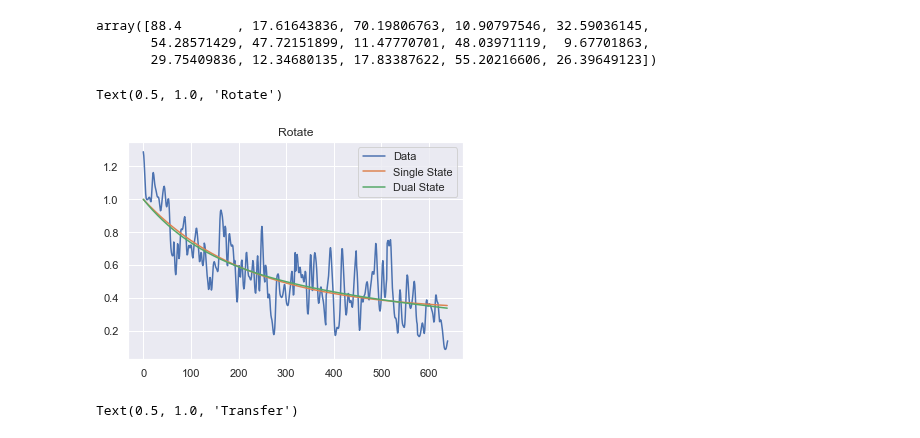
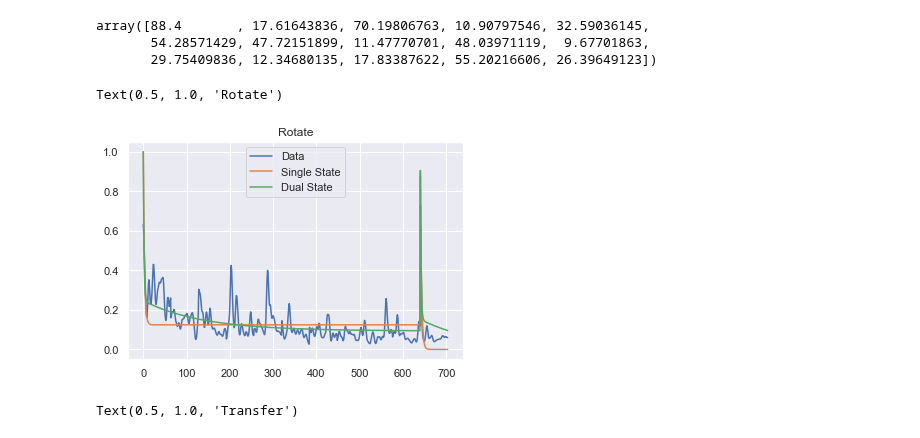
Before and after one commit to tejas-savalia/Lab-Codes, a Jupyter notebook: Psychtoolbox/Visuomotor_Adaptation_Tablet/python_scripts/model_comparisons.ipynb, the cells around one changed output. Cells and saved outputs as stored; diff of their text form; code cells hidden in the pictures.

```diff
--- a/Psychtoolbox/Visuomotor_Adaptation_Tablet/python_scripts/model_comparisons.ipynb
+++ b/Psychtoolbox/Visuomotor_Adaptation_Tablet/python_scripts/model_comparisons.ipynb
@@ -162,5 +136,5 @@ array([0.56487955, 0.79348189, 0.72370686, 0.73013803, 0.48411188,
 # %%
-num_trials = 640
+num_trials = 704
 model_errors_dual = np.zeros((100, 60, num_trials))
 model_errors_single = np.zeros((100, 60, num_trials))
 model_errors_mixed = np.zeros((100, 60, num_trials))
@@ -185,6 +159,6 @@ for i in range(100):
             #model_errors_mixed[i][participant] = mixed_gradual(num_trials, fits_mixed[i][participant][0], fits_mixed[i][participant][1], fits_mixed[i][participant][2], fits_mixed[i][participant][3])[0]
             #model_errors_six[i][participant] = dual_six_param_gradual(num_trials, fits_six[i][participant][0], fits_six[i][participant][1], fits_six[i][participant][2], fits_six[i][participant][3], fits_six[i][participant][4], fits_six[i][participant][5])[0]
             #model_errors_six[i][participant]  = dual_six_param_gradual(num_trials, fits_dual[i][participant][0], fits_dual[i][participant][1], fits_dual[i][participant][0], fits_dual[i][participant][1], fits_dual[i][participant][2], fits_dual[i][participant][3])[0]
-        model_errors_single_transfer[i][participant]  = single_transfer(64, fits_single_transfer[i][participant][0], fits_single_transfer[i][participant][1], 1 - np.nanmean(curvatures_smooth[participant][10][-16:]))
-        model_errors_dual_transfer[i][participant]  = dual_transfer( 64, fits_dual_transfer[i][participant][0], fits_dual_transfer[i][participant][1], fits_dual_transfer[i][participant][2], fits_dual_transfer[i][participant][3], [fast_est[i][participant], slow_est[i][participant]])
+        #model_errors_single_transfer[i][participant]  = single_transfer(64, fits_single_transfer[i][participant][0], fits_single_transfer[i][participant][1], 1 - np.nanmean(curvatures_smooth[participant][10][-16:]))
+        #model_errors_dual_transfer[i][participant]  = dual_transfer( 64, fits_dual_transfer[i][participant][0], fits_dual_transfer[i][participant][1], fits_dual_transfer[i][participant][2], fits_dual_transfer[i][participant][3], [fast_est[i][participant], slow_est[i][participant]])
 # %%
@@ -428,16 +394,16 @@ array([88.4       , 17.61643836, 70.19806763, 10.90797546, 32.59036145,
        54.28571429, 47.72151899, 11.47770701, 48.03971119,  9.67701863,
        29.75409836, 12.34680135, 17.83387622, 55.20216606, 26.39649123])
 # %%
-participant = 29
+participant = 41
 itr = 22
-p0, = plt.plot(np.ravel(curvatures_smooth[participant][1:11]))
-p1, = plt.plot(model_errors_single[itr][participant][:-1])
-p2, = plt.plot(model_errors_dual[itr][participant][:-1])
+p0, = plt.plot(np.ravel(curvatures_smooth[participant][1:]))
+p1, = plt.plot(model_errors_single[itr][participant])
+p2, = plt.plot(model_errors_dual[itr][participant])
 plt.legend((p0, p1, p2), ('Data', 'Single State', 'Dual State'))
 plt.title('Rotate')
 # %% [output]
 Text(0.5, 1.0, 'Rotate')
-[figure, old version]
+[figure, new version]
 # %%
 participant = 37
 
```
Also changed, not shown: parts of 19 cells of this notebook, 5 other files.
